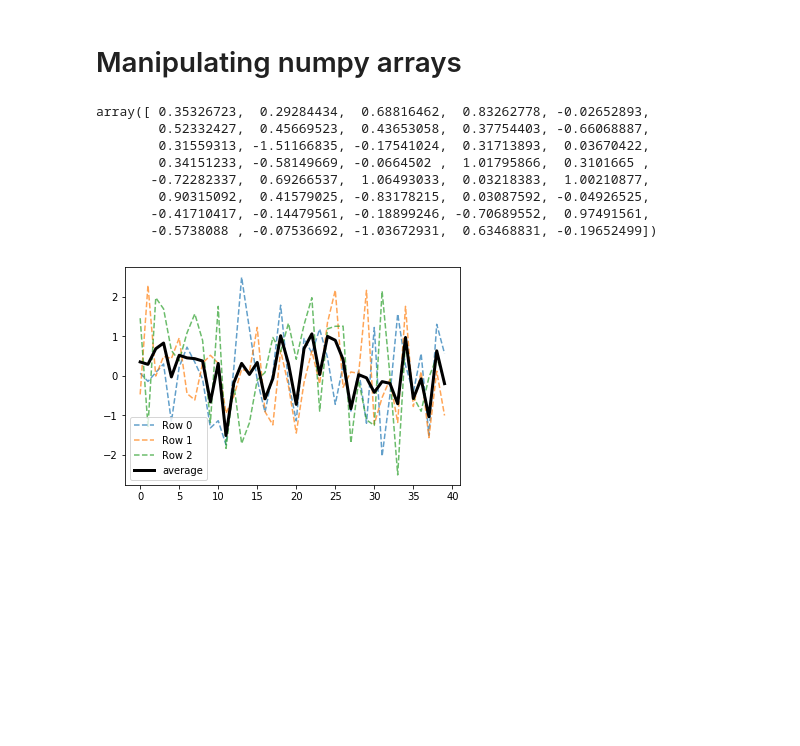
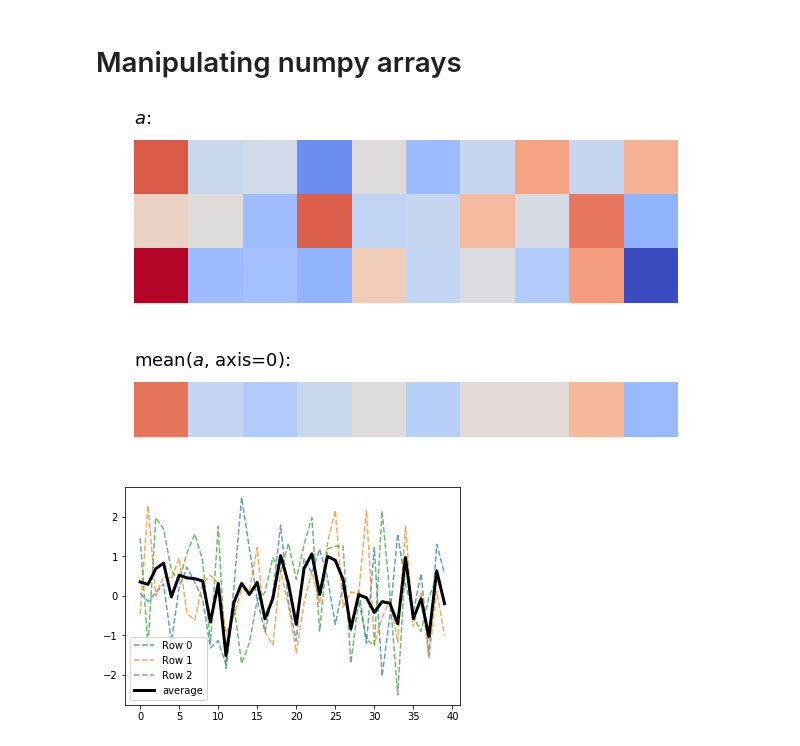
Before and after one commit to rutgers-physics-ml/astro-hack-2018-spring, a Jupyter notebook: notebook/session-1/0. Introduction to Python, Jupyter notebooks, and the Scipy stack.ipynb, the cells around one changed output. Drawn from its saved outputs; the diff is of its cells as text; code cells hidden in the pictures; blank space fills up the shorter version.

```diff
--- a/notebook/session-1/0. Introduction to Python, Jupyter notebooks, and the Scipy stack.ipynb
+++ b/notebook/session-1/0. Introduction to Python, Jupyter notebooks, and the Scipy stack.ipynb
@@ -413,21 +413,26 @@ Standard deviations: 432008768.7422445
 # %% [markdown]
 # Manipulating numpy arrays
 # %%
-a = np.random.randn(3, 40)
+a = np.random.randn(3, 10)
 
-# If a has shape (3, 40), then taking a mean along the axis 0 will result in a length-40 array
-np.mean(a, axis=0)
+# If a has shape (3, 10), then taking a mean along the axis 0 will result in a length-10 array
+a_mean = np.mean(a, axis=0)
 
-# taking the mean along the axis 1 would result in a length-3 array
+# note that taking the mean along the axis 1 would result in a length-3 array
+plt.figure(figsize=(10, 3))
+plt.imshow(a, cmap='coolwarm', vmin=-2, vmax=2)
+plt.text(-0.5, -0.8, '$a$:', fontsize=18)
+plt.axis('off')
+plt.show()
+
+plt.figure(figsize=(10, 1))
+plt.imshow(a_mean[:, np.newaxis].T, cmap='coolwarm', vmin=-2, vmax=2)
+plt.text(-0.5, -0.8, 'mean($a$, axis=0):', fontsize=18)
+plt.axis('off')
+plt.show()
 # %% [output]
-array([ 0.35326723,  0.29284434,  0.68816462,  0.83262778, -0.02652893,
-        0.52332427,  0.45669523,  0.43653058,  0.37754403, -0.66068887,
-        0.31559313, -1.51166835, -0.17541024,  0.31713893,  0.03670422,
-        0.34151233, -0.58149669, -0.0664502 ,  1.01795866,  0.3101665 ,
-       -0.72282337,  0.69266537,  1.06493033,  0.03218383,  1.00210877,
-        0.90315092,  0.41579025, -0.83178215,  0.03087592, -0.04926525,
-       -0.41710417, -0.14479561, -0.18899246, -0.70689552,  0.97491561,
-       -0.5738088 , -0.07536692, -1.03672931,  0.63468831, -0.19652499])
+[figure, added]
+[figure, added]
 # %%
 # visualizing the above
 for j, row in enumerate(a):
```
Also changed, not shown: parts of 8 cells of this notebook, 1 other file.
